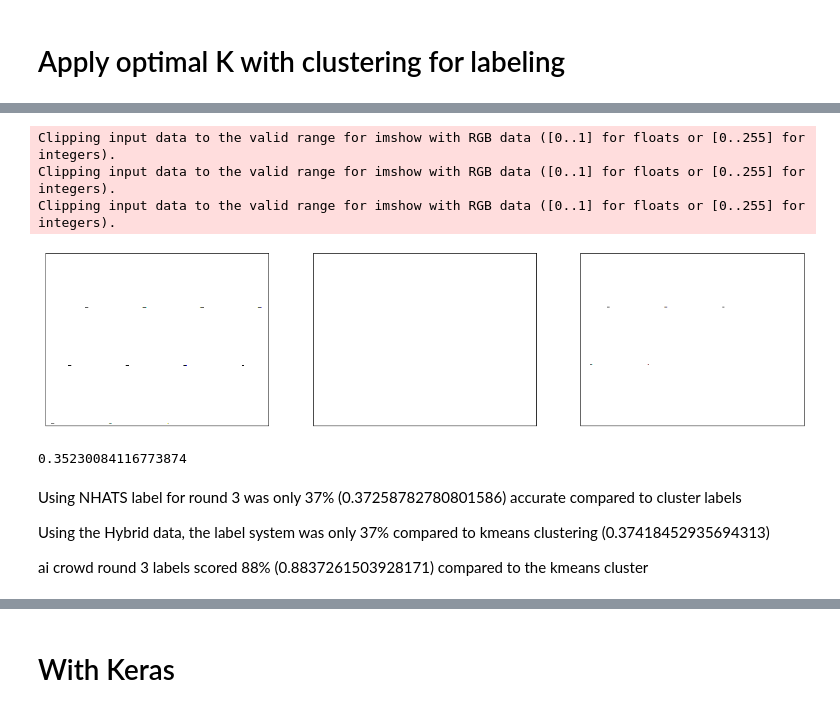
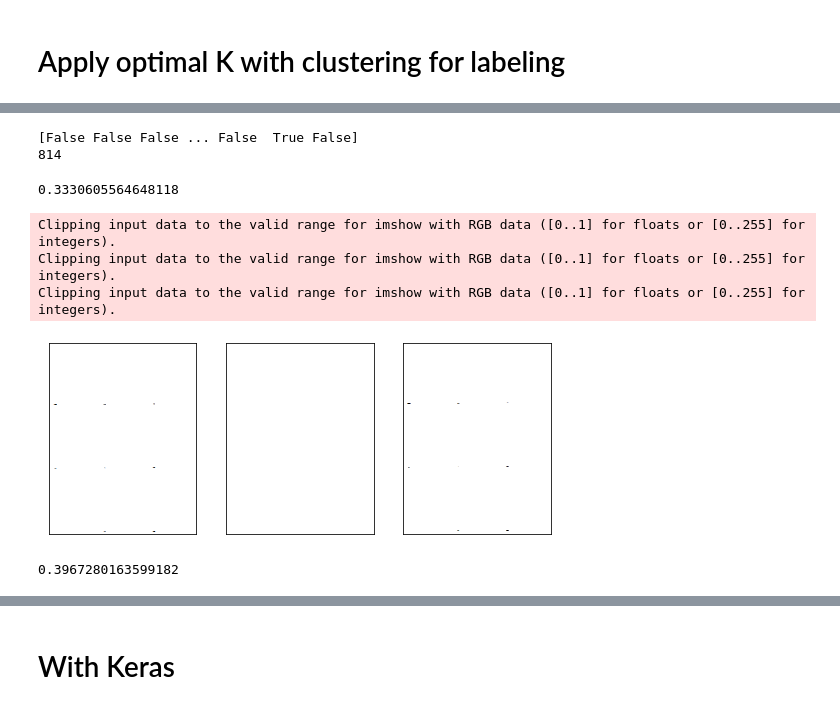
Before and after one commit to ian-byrne/MADSmilestone2, a Jupyter notebook: Transfer_Learning_Kmeans.ipynb, the cells around one changed output, grey strips where cells are left out. Drawn from its saved outputs; the diff is of its cells as text; code cells hidden in the pictures.

```diff
--- a/Transfer_Learning_Kmeans.ipynb
+++ b/Transfer_Learning_Kmeans.ipynb
@@ -311,10 +322,10 @@ import torch.nn as nn
 # Set to GPU
 device = torch.device('cuda:0' if torch.cuda.is_available() else 'cpu')
 
-mod = 'conv'
+mod = 'res50'
 
 if mod == 'res':
-  model_ext = 'res7'
+  model_ext = '4_hat'
   mPATH = '/content/gdrive/MyDrive/Colab Notebooks/Models/cnn_512_662.model{}'.format(model_ext)
   model = models.resnet50()#'pretrained')
   num_ftrs = model.fc.in_features
@@ -376,7 +374,7 @@ Successfully installed torchviz-0.0.2
 # %%
 import torch.nn as nn
 # Remove prediction layer (last fc layer)
-model_1 = nn.Sequential(*list(model.children())[:-3])
+model_1 = nn.Sequential(*list(model.children())[:-1])
 # %%
 # Use model for evaluation
 model_1.eval()
@@ -510,7 +525,7 @@ y_train = []
 # Pulling in data from round 3 to predict labels
 # Since we predicted optimal clusters with resnet50 trained on rounds 1, 5, 6, 7
 for x, lb in tqdm(train_loader):
-  #x_trainK.append(x)
-  #y_train.append(lb)
-  preds = model(x)
-  make_dot(preds.mean(), params=dict(model.named_parameters()), show_attrs=True, show_saved=True)
+  x_trainK.append(x)
+  y_train.append(lb)
+  #preds = model(x)
+  #make_dot(preds.mean(), params=dict(model.named_parameters()), show_attrs=True, show_saved=True)
@@ -564,6 +577,6 @@ pca.fit(X_train)
 pct = pca.transform(X_train)
 # %%
 from sklearn.cluster import KMeans
-kmeans = KMeans(n_clusters = , random_state = 0).fit(pct)
+kmeans = KMeans(n_clusters = 3, random_state = 0).fit(X_train)
 kmeans.labels_
 # %% [output]
@@ -580,31 +608,38 @@ kmeans.cluster_centers_.shape
+# %%
+correct_pred = (clusters == y_train_)
+  #acc = correct_pred.sum() / len(correct_pred)
+print(correct_pred)
+print(correct_pred.sum())
+len(correct_pred)
+acc = correct_pred.sum()/len(correct_pred)
+acc
+# %% [output]
+[False False False ... False  True False]
+814
+0.3330605564648118
 # %%
-fig, ax = plt.subplots(1, 3, figsize=(20, 18))
-centers = kmeans.cluster_centers_.reshape(3, 512, 662, 3)
+fig, ax = plt.subplots(1, 3, figsize=(9, 11))
+centers = kmeans.cluster_centers_.reshape(3, 368, 284, 3)
 for axi, center in zip(ax.flat, centers):
     axi.set(xticks=[], yticks=[])
-    axi.imshow(center*255, interpolation='nearest', cmap=plt.cm.binary)
+    axi.imshow(center, interpolation='nearest', cmap=plt.cm.binary)
 # %% [output]
 Clipping input data to the valid range for imshow with RGB data ([0..1] for floats or [0..255] for integers).
 Clipping input data to the valid range for imshow with RGB data ([0..1] for floats or [0..255] for integers).
 Clipping input data to the valid range for imshow with RGB data ([0..1] for floats or [0..255] for integers).
-[figure, old version]
+[figure, new version]
 # %%
 from scipy.stats import mode
 from sklearn.metrics import accuracy_score
 
 
-labels = np.zeros_like(clusters)
+labels = np.zeros_like(kmeans.labels_)
 for i in range(3):
-    mask = (clusters == i)
+    mask = (kmeans.labels_ == i)
+    #print(mask)
     labels[mask] = mode(y_train_[mask])[0]
 
 
 accuracy_score(y_train_, labels)
 # %% [output]
-0.35230084116773874
+0.3967280163599182
-# %% [markdown]
-Using NHATS label for round 3 was only 37% (0.37258782780801586) accurate compared to cluster labels
-
-Using the Hybrid data, the label system was only 37% compared to kmeans clustering (0.37418452935694313)
-
-ai crowd round 3 labels scored 88% (0.8837261503928171) compared to the kmeans cluster
```
Also changed, not shown: parts of 34 cells of this notebook.
